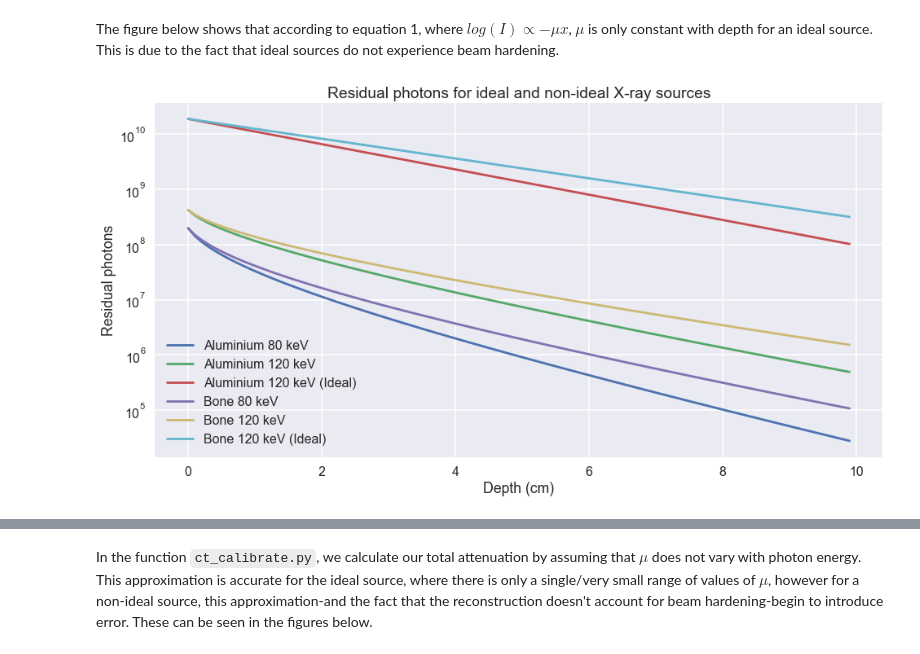
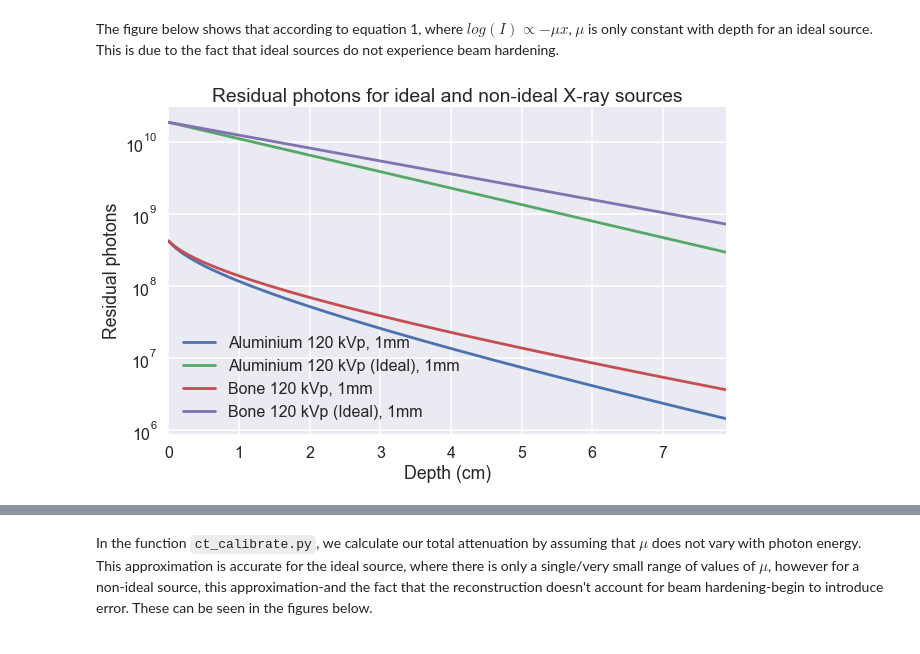
Before and after one commit to domkirkham/east-ct, a Jupyter notebook: group1_demo.ipynb, the cells around one changed output, grey strips where cells are left out. Saved outputs shown, nothing was run; the diff lists cells and outputs as text; code cells hidden in the pictures.

```diff
--- a/group1_demo.ipynb
+++ b/group1_demo.ipynb
@@ -37,27 +37,29 @@ To toggle on/off the input code, click <a href="javascript:code_toggle()">here</
 The figure below shows that according to equation 1, where $log(I) \propto -\mu x$, $\mu$ is only constant with depth for an ideal source. This is due to the fact that ideal sources do not experience beam hardening.
 # %%
 fig2, ax2 = plt.subplots()
-fig2.set_size_inches(16,8)
+fig2.set_size_inches(10,6)
 
 test_materials = ["Aluminium", "Bone"]
 
 ideal_source = fake_source(material_data.mev, 0.12, material_data.coeff("Aluminium"), 1, method='ideal')
 nonideal_source = fake_source(material_data.mev, 0.12, material_data.coeff("Aluminium"), 1)
 nonideal_source_low = fake_source(material_data.mev, 0.08, material_data.coeff("Aluminium"), 1)
 
 for mat in test_materials:
-    atten_energies_ideal = ct_detect(ideal_source, material_data.coeff(mat), np.arange(0, 10.0, 0.1), 1)
-    atten_energies = ct_detect(nonideal_source, material_data.coeff(mat), np.arange(0, 10.0, 0.1), 1)
-    atten_energies_low = ct_detect(nonideal_source_low, material_data.coeff(mat), np.arange(0, 10.0, 0.1), 1)
+    atten_energies_ideal = ct_detect(ideal_source, material_data.coeff(mat), np.arange(0, 8.0, 0.1), 1)
+    atten_energies = ct_detect(nonideal_source, material_data.coeff(mat), np.arange(0, 8.0, 0.1), 1)
+    atten_energies_low = ct_detect(nonideal_source_low, material_data.coeff(mat), np.arange(0, 8.0, 0.1), 1)
 
-    ax2.plot(np.arange(0,10.0,0.1), atten_energies_low, label=mat+" 80 keV")
-    ax2.plot(np.arange(0,10.0,0.1), atten_energies, label=mat+" 120 keV")
-    ax2.plot(np.arange(0,10.0,0.1), atten_energies_ideal, label=mat+" 120 keV (Ideal)")
+#     ax2.plot(np.arange(0,8.0,0.1), atten_energies_low, label=mat+" 80 keV, 1mm")
+    ax2.plot(np.arange(0, 8.0,0.1), atten_energies, label=mat+" 120 kVp, 1mm")
+    ax2.plot(np.arange(0,8.0,0.1), atten_energies_ideal, label=mat+" 120 kVp (Ideal), 1mm")
 
 ax2.legend()
 ax2.set_xlabel("Depth (cm)")
 ax2.set_ylabel(r"Residual photons")
 ax2.set_yscale('log')
+ax2.set_xlim(0, 7.9)
 ax2.set_title("Residual photons for ideal and non-ideal X-ray sources");
+fig2.savefig('residual_photons_ideal_v_nonideal.png', bbox_inches='tight')
 # %% [output]
-[figure, old version]
+[figure, new version]
```
Also changed, not shown: parts of 1 cell of this notebook, 8 other files.
